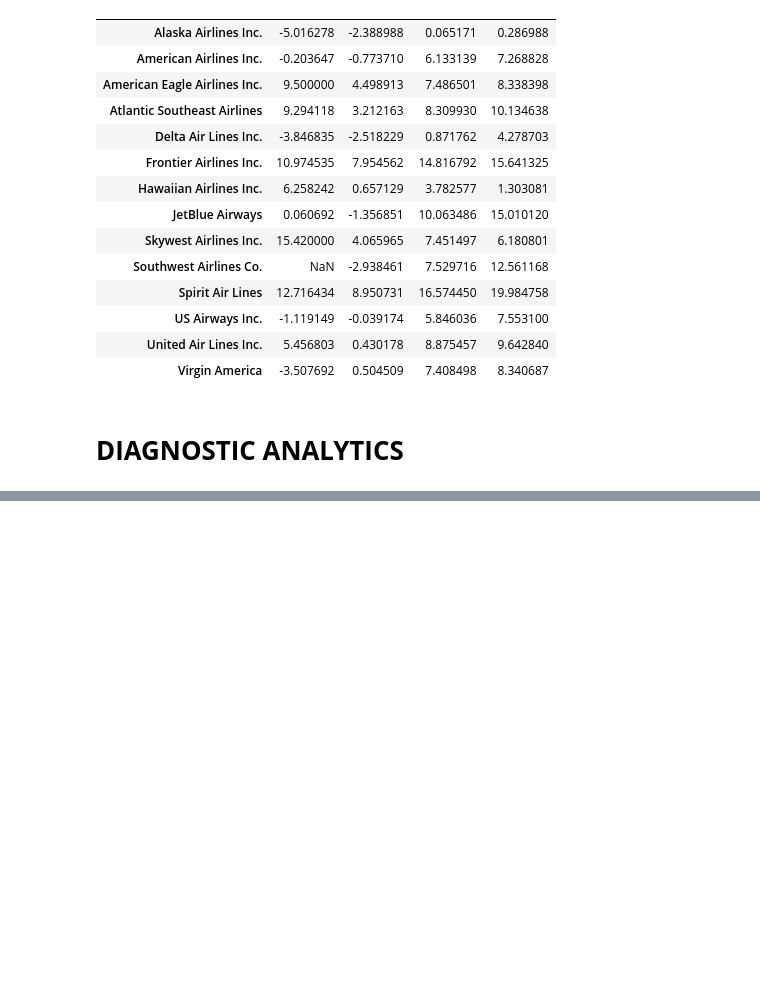
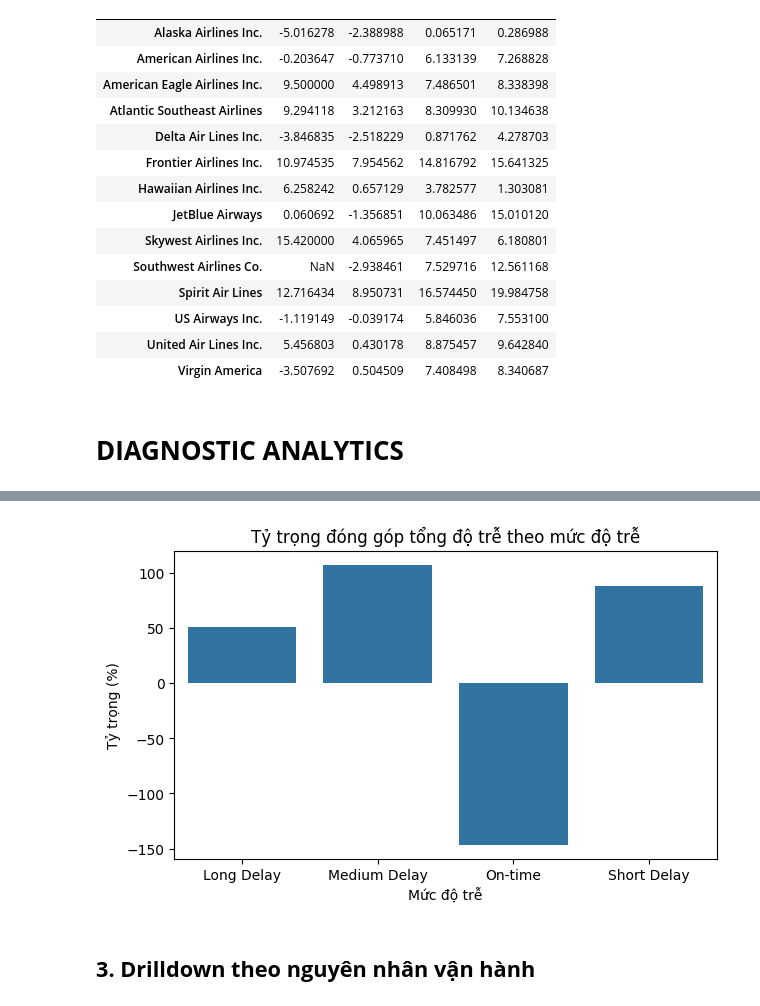
Before and after one commit to Yennanng/PTDLNC, a Jupyter notebook: ĐỒ_ÁN_ADA_.ipynb, the cells around one changed output, grey strips where cells are left out. Drawn from its saved outputs; the diff is of its cells as text; code cells hidden in the pictures; blank space fills up the shorter version.

```diff
--- a/ĐỒ_ÁN_ADA_.ipynb
+++ b/ĐỒ_ÁN_ADA_.ipynb
@@ -1012,0 +1101,9 @@ pivot_delay
+# %%
+# So sánh tỷ trọng đóng góp phút trễ của từng nhóm
+delay_impact_pct = delay_impact.copy()
+delay_impact_pct['Impact_Percentage'] = (
+    delay_impact_pct['Total_Delay_Minutes'] /
+    delay_impact_pct['Total_Delay_Minutes'].sum() * 100
+).round(2)
+
+delay_impact_pct
@@ -1012,0 +1116,16 @@ pivot_delay
+# %%
+# Biểu đồ so sánh mức độ ảnh hưởng
+plt.figure(figsize=(7,4))
+sns.barplot(
+    data=delay_impact_pct,
+    x='Delay_Level',
+    y='Impact_Percentage'
+)
+plt.title('Tỷ trọng đóng góp tổng độ trễ theo mức độ trễ')
+plt.ylabel('Tỷ trọng (%)')
+plt.xlabel('Mức độ trễ')
+plt.show()
+# %% [output]
+[figure, added]
+# %% [markdown]
+## **3. Drilldown theo nguyên nhân vận hành**
```
Also changed, not shown: parts of 13 cells of this notebook.
